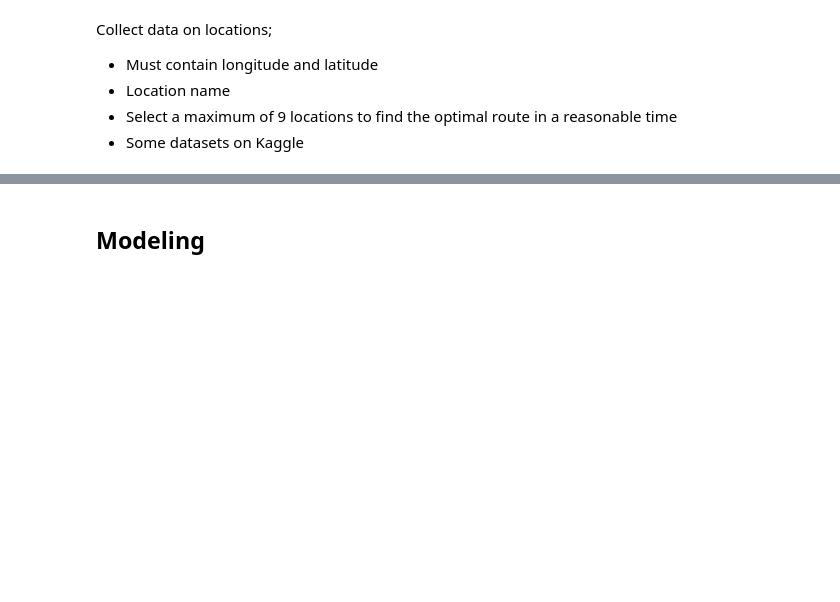
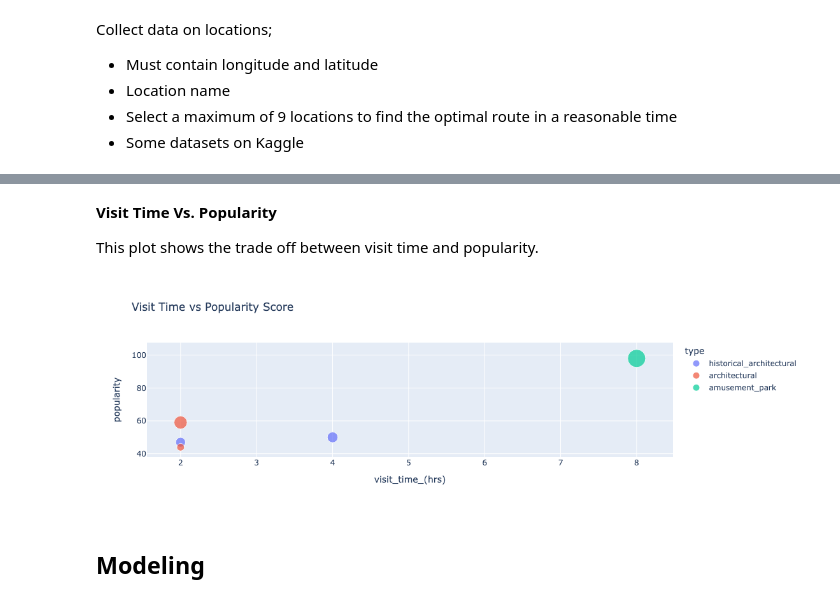
Before and after one commit to KRMalaGrino/butterfly-brigade, a Jupyter notebook: data_science/roadtrip_project.ipynb, the cells around one changed output, grey strips where cells are left out. Saved outputs shown, nothing was run; the diff lists cells and outputs as text; code cells hidden in the pictures; blank space fills up the shorter version.

```diff
--- a/data_science/roadtrip_project.ipynb
+++ b/data_science/roadtrip_project.ipynb
@@ -47,3 +211,23 @@ If we come up with our own, do we need to create features like distances in mile
+# %% [markdown]
+**Visit Time Vs. Popularity**
+
+This plot shows the trade off between visit time and popularity.
+# %%
+# Create a scatter plot to compare the relationship between visit time and popularity
+fig = px.scatter(
+    df,
+    x='visit_time_(hrs)', # visit time on the x-axis
+    y='popularity', # popularity score on the y-axis
+    color='type', # color based on landmark type
+    hover_name='landmark', # show landmark name on hover
+    title='Visit Time vs Popularity Score',
+    size='reviews_photos', # bubble size represents number of reviews_photos
+    size_max=20 # max size for the bubbles
+)
+
+fig.show()
+# %% [output]
+[figure, added]
 # %% [markdown]
 ## Modeling
 # %% [markdown]
```
Also changed, not shown: parts of 25 cells of this notebook.
